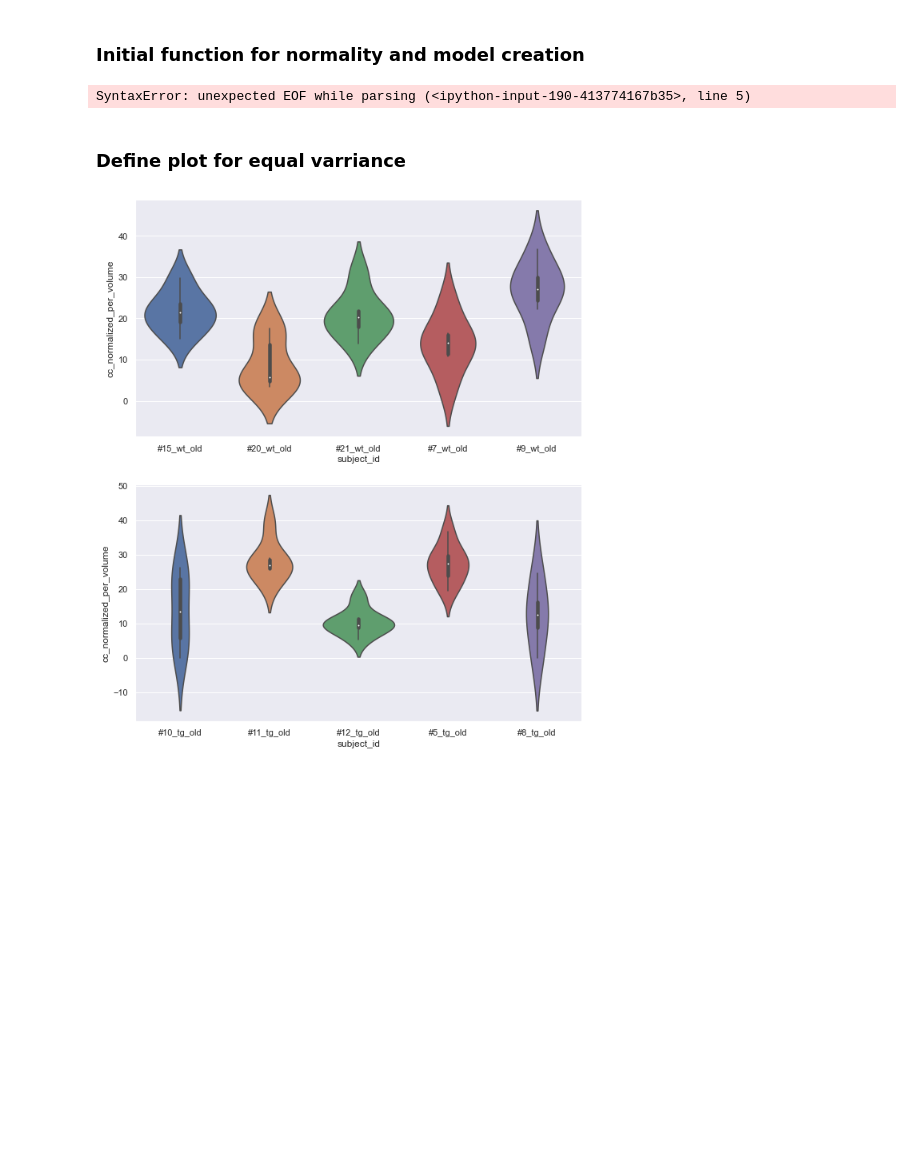
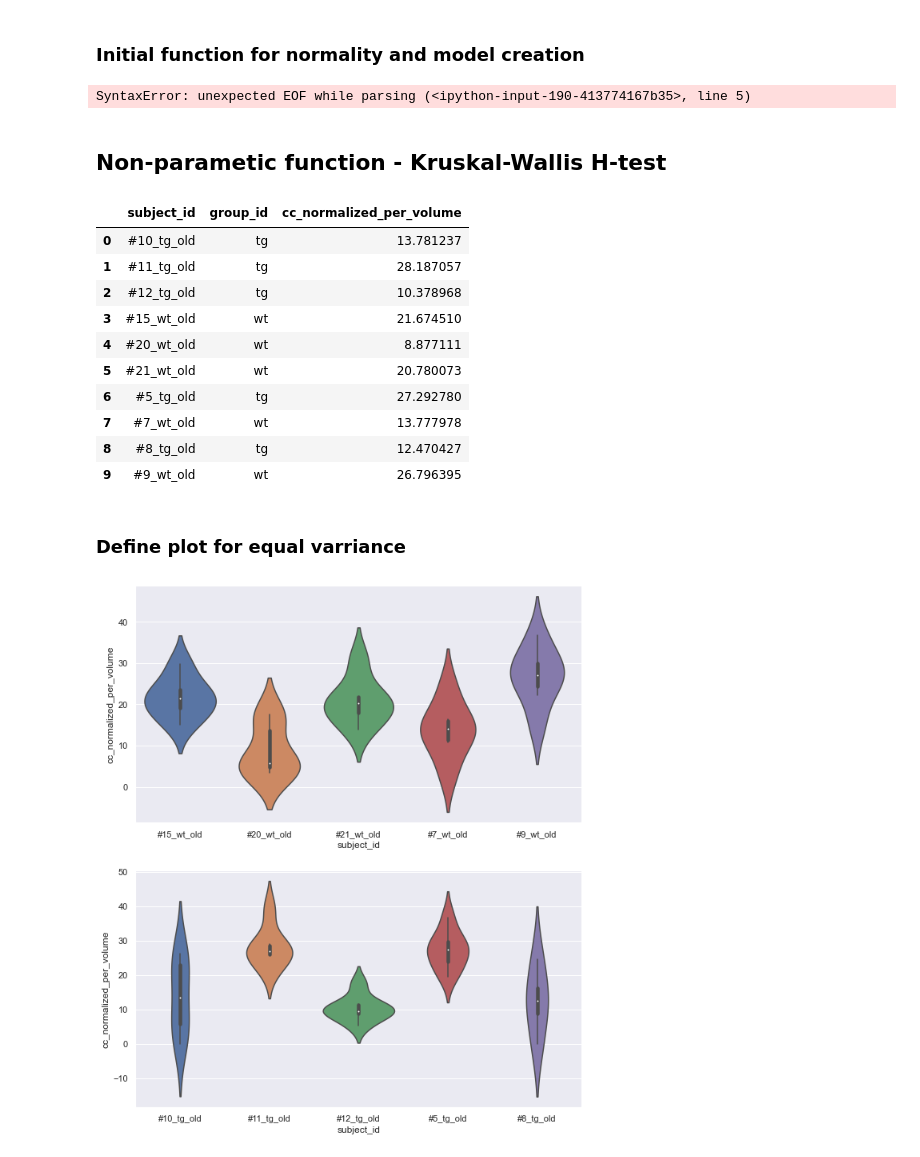
Before and after one commit to DennisDoll/DCLmeetsRETUNE, a Jupyter notebook: image_analysis_pipeline/Data_exploration_and_assumptions.ipynb, the cells around one changed output. Drawn from its saved outputs; the diff is of its cells as text; code cells hidden in the pictures; blank space fills up the shorter version.

Commit message:
added a non-parametic model. Stuck on the pymer4 and equal varriance function

```diff
--- a/image_analysis_pipeline/Data_exploration_and_assumptions.ipynb
+++ b/image_analysis_pipeline/Data_exploration_and_assumptions.ipynb
@@ -165,3 +170,22 @@ else:
     # exit to get user feedback
 # %% [output]
 SyntaxError: unexpected EOF while parsing (<ipython-input-190-413774167b35>, line 5)
+# %% [markdown]
+## Non-parametic function - Kruskal-Wallis H-test
+# %%
+#Aggregvate the data across subjects
+df_nonpar = df.groupby(['subject_id', 'group_id'], as_index=False)['cc_normalized_per_volume'].mean()
+#run non-par model
+kruskal(data=df_nonpar, dv='cc_normalized_per_volume', between='group_id')
+# %% [output]
+|  | subject_id | group_id | cc_normalized_per_volume |
+| 0 | #10_tg_old | tg | 13.781237 |
+| 1 | #11_tg_old | tg | 28.187057 |
+| 2 | #12_tg_old | tg | 10.378968 |
+| 3 | #15_wt_old | wt | 21.674510 |
+| 4 | #20_wt_old | wt | 8.877111 |
+| 5 | #21_wt_old | wt | 20.780073 |
+| 6 | #5_tg_old | tg | 27.292780 |
+| 7 | #7_wt_old | wt | 13.777978 |
+| 8 | #8_tg_old | tg | 12.470427 |
+| 9 | #9_wt_old | wt | 26.796395 |
```
Also changed, not shown: parts of 15 cells of this notebook.
